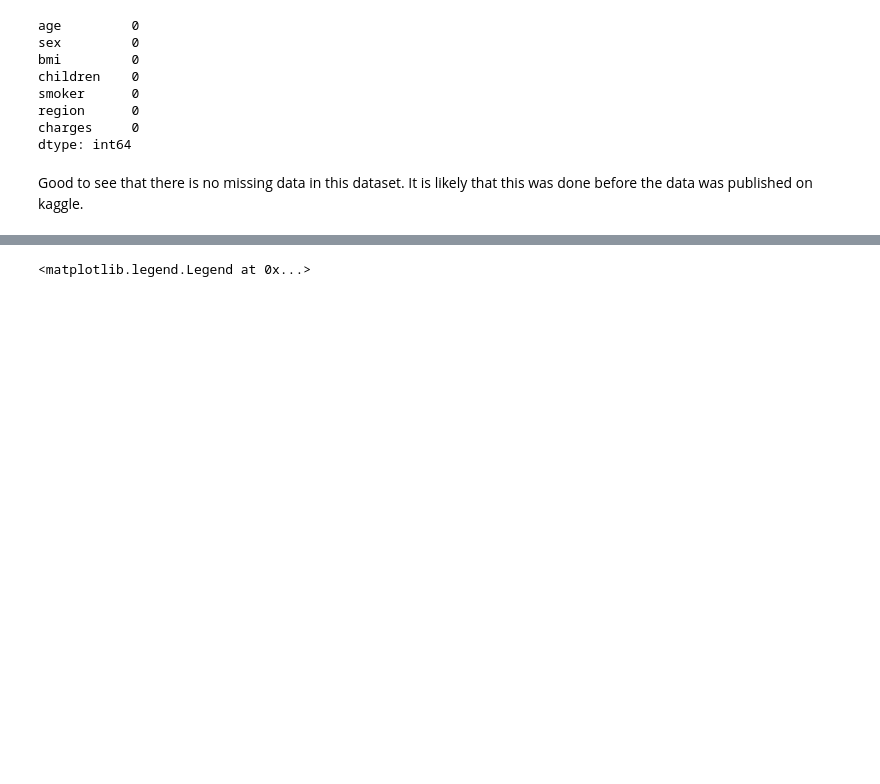
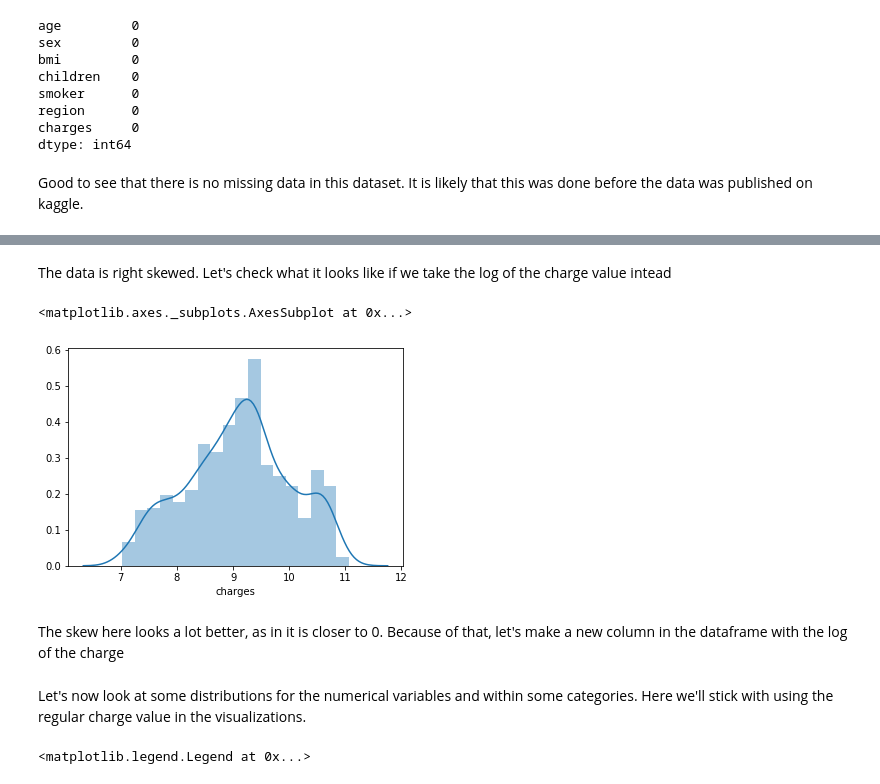
Before and after one commit to dshenker/Kaggle, a Jupyter notebook: Healthcare_Cost/Healthcare Charges Exploration and Modeling.ipynb, the cells around one changed output, grey strips where cells are left out. Cells and saved outputs as stored; diff of their text form; code cells hidden in the pictures; blank space fills up the shorter version.

```diff
--- a/Healthcare_Cost/Healthcare Charges Exploration and Modeling.ipynb
+++ b/Healthcare_Cost/Healthcare Charges Exploration and Modeling.ipynb
@@ -59,0 +56,9 @@ Highest number is in the youngest range and after that the distribution is prett
+# %% [markdown]
+The data is right skewed. Let's check what it looks like if we take the log of the charge value intead
+# %%
+sns.distplot(np.log(df['charges']))
+# %% [output]
+<matplotlib.axes._subplots.AxesSubplot at 0x...>
+[figure, added]
+# %% [markdown]
+The skew here looks a lot better, as in it is closer to 0. Because of that, let's make a new column in the dataframe with the log of the charge
@@ -60,3 +67,5 @@ Highest number is in the youngest range and after that the distribution is prett
+# %% [markdown]
+Let's now look at some distributions for the numerical variables and within some categories. Here we'll stick with using the regular charge value in the visualizations.
 # %%
 import matplotlib.pyplot as plt
 sns.distplot(df[df['smoker'] == 'yes']["charges"], label = "smoker")
```
Also changed, not shown: parts of 55 cells of this notebook.
